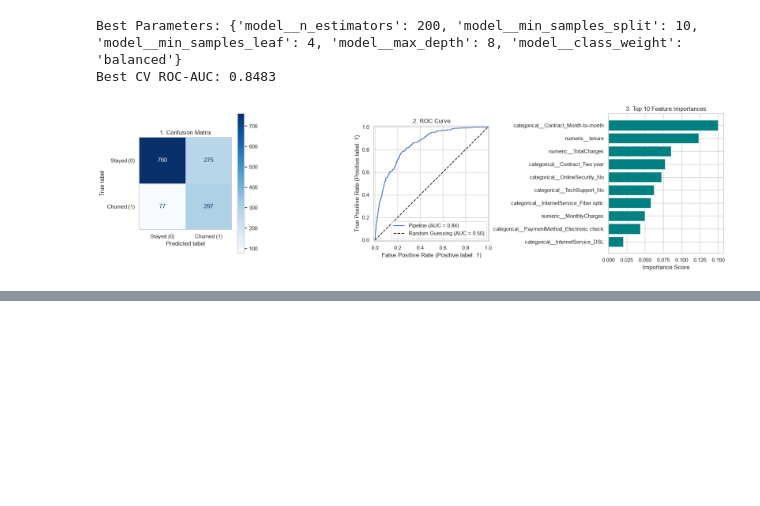
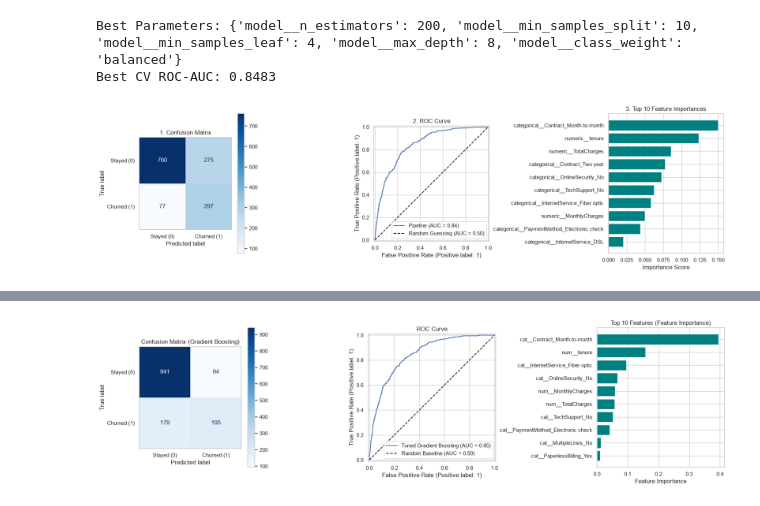
Before and after one commit to UmairKhalidKMT/churn-prediction, a Jupyter notebook: churn-prediction.ipynb, the cells around one changed output, grey strips where cells are left out. Drawn from its saved outputs; the diff is of its cells as text; code cells hidden in the pictures; blank space fills up the shorter version.

Commit message:
Add end-to-end training script, model comparison results, and ROC chart

```diff
--- a/churn-prediction.ipynb
+++ b/churn-prediction.ipynb
@@ -236,0 +433,70 @@ plt.show()
+# %%
+import matplotlib.pyplot as plt
+import pandas as pd
+from sklearn.metrics import (
+    ConfusionMatrixDisplay,
+    RocCurveDisplay,
+    classification_report,
+    recall_score
+)
+
+# Evaluate tuned pipeline on held-out test set
+y_test_pred = tuned_pipeline.predict(X_test)
+print(f"Tuned Test Churn Recall: {recall_score(y_test, y_test_pred, pos_label=1):.4f}\n")
+print(classification_report(y_test, y_test_pred, target_names=["Stayed (0)", "Churned (1)"]))
+
+fig, axes = plt.subplots(1, 3, figsize=(18, 5))
+
+# 1. Confusion Matrix
+ConfusionMatrixDisplay.from_estimator(
+    tuned_pipeline,
+    X_test,
+    y_test,
+    display_labels=["Stayed (0)", "Churned (1)"],
+    cmap="Blues",
+    ax=axes[0]
+)
+axes[0].set_title(f"Confusion Matrix ({best_model_name})")
+axes[0].grid(False)
+
+# 2. ROC Curve
+RocCurveDisplay.from_estimator(
+    tuned_pipeline,
+    X_test,
+    y_test,
+    name=f"Tuned {best_model_name}",
+    ax=axes[1]
+)
+axes[1].plot([0, 1], [0, 1], "k--", label="Random Baseline (AUC = 0.50)")
+axes[1].set_title("ROC Curve")
+axes[1].legend(loc="lower right")
+
+# 3. Top 10 Feature Importances (supports tree models and linear coefficients)
+feature_names = tuned_pipeline.named_steps["preprocessor"].get_feature_names_out()
+model_step = tuned_pipeline.named_steps["model"]
+
+if hasattr(model_step, "feature_importances_"):
+    scores = model_step.feature_importances_
+    metric_label = "Feature Importance"
+elif hasattr(model_step, "coef_"):
+    scores = np.abs(model_step.coef_[0])
+    metric_label = "|Coefficient| Magnitude"
+else:
+    scores = None
+
+if scores is not None:
+    feat_df = (
+        pd.DataFrame({"Feature": feature_names, "Score": scores})
+        .sort_values(by="Score", ascending=False)
+        .head(10)
+    )
+    axes[2].barh(feat_df["Feature"][::-1], feat_df["Score"][::-1], color="teal")
+    axes[2].set_title(f"Top 10 Features ({metric_label})")
+    axes[2].set_xlabel(metric_label)
+else:
+    axes[2].text(0.5, 0.5, "Feature importance not available", ha="center", va="center")
+    axes[2].set_title("Feature Importances")
+
+plt.tight_layout()
+plt.show()
+# %% [output]
@@ -236,0 +513 @@ plt.show()
+[figure, added]
```
Also changed, not shown: parts of 4 cells of this notebook, 3 other files.
